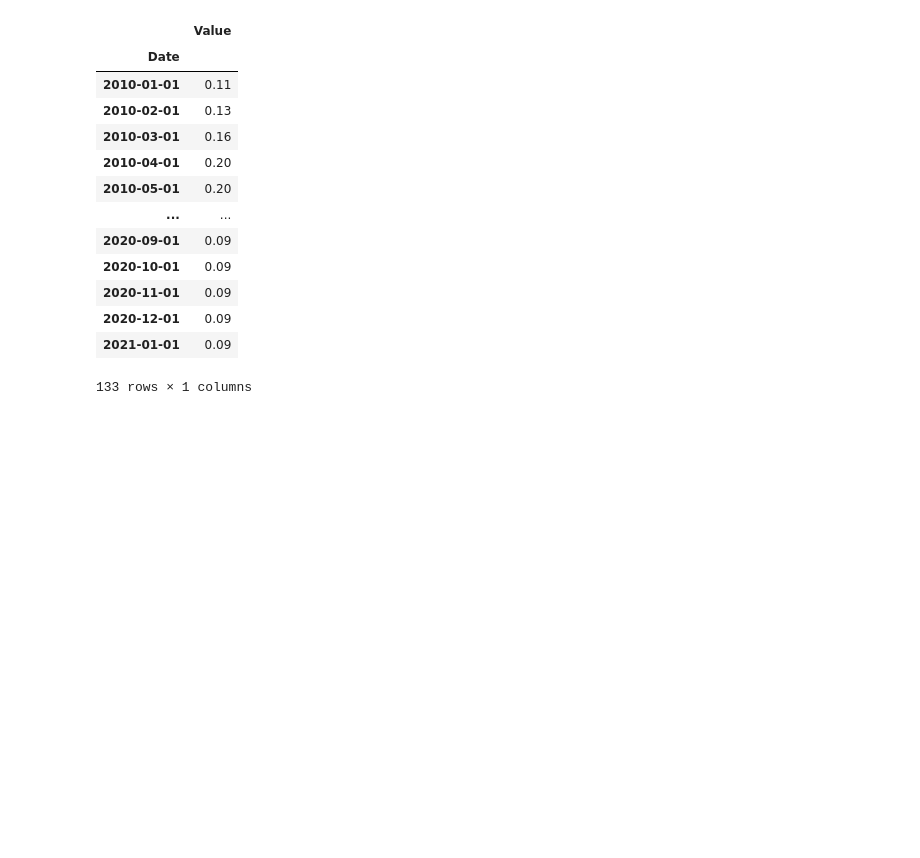
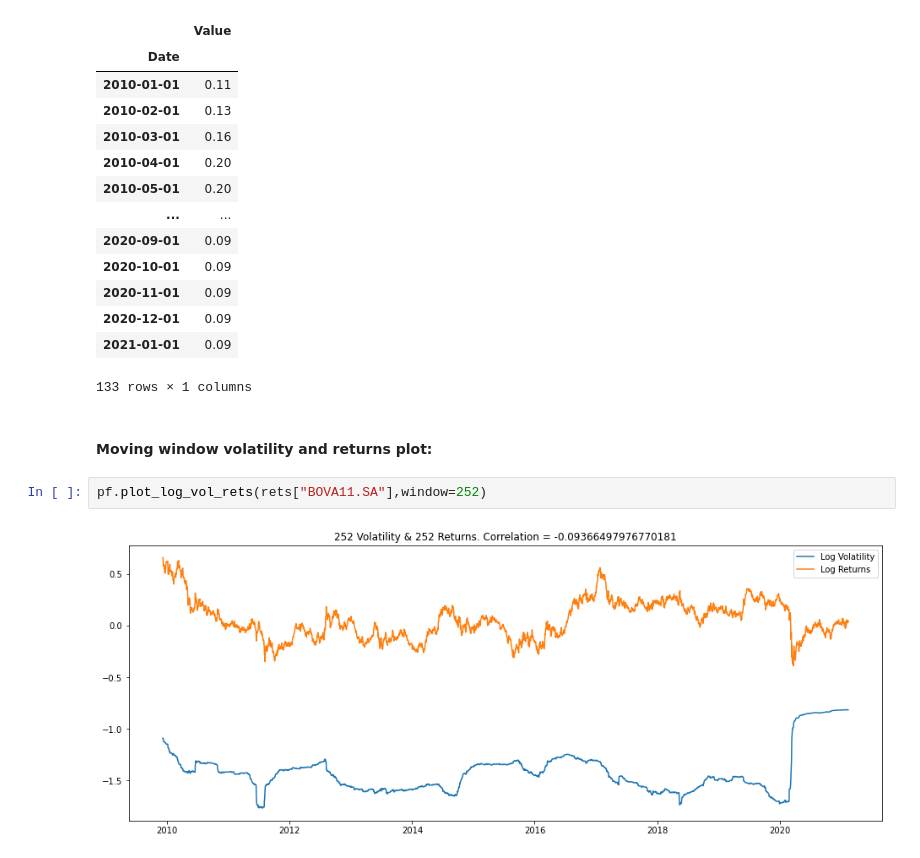
Before and after one commit to pedroosorio98/PyFinLib, a Jupyter notebook: PyFinLib Tools/PyFinLib Tools.ipynb, the cells around one changed output. Cells and saved outputs as stored; diff of their text form; blank space fills up the shorter version.

```diff
--- a/PyFinLib Tools/PyFinLib Tools.ipynb
+++ b/PyFinLib Tools/PyFinLib Tools.ipynb
@@ -647,3 +655,9 @@ pf.get_fedfunds(start_date="2010-01-01",end_date="2021-01-01")
 | 2020-12-01 | 0.09 |
 | 2021-01-01 | 0.09 |
 133 rows × 1 columns
+# %% [markdown]
+#### Moving window volatility and returns plot:
+# %%
+pf.plot_log_vol_rets(rets["BOVA11.SA"],window=252)
+# %% [output]
+[figure, added]
```
Also changed, not shown: parts of 11 cells of this notebook, 2 other files.
